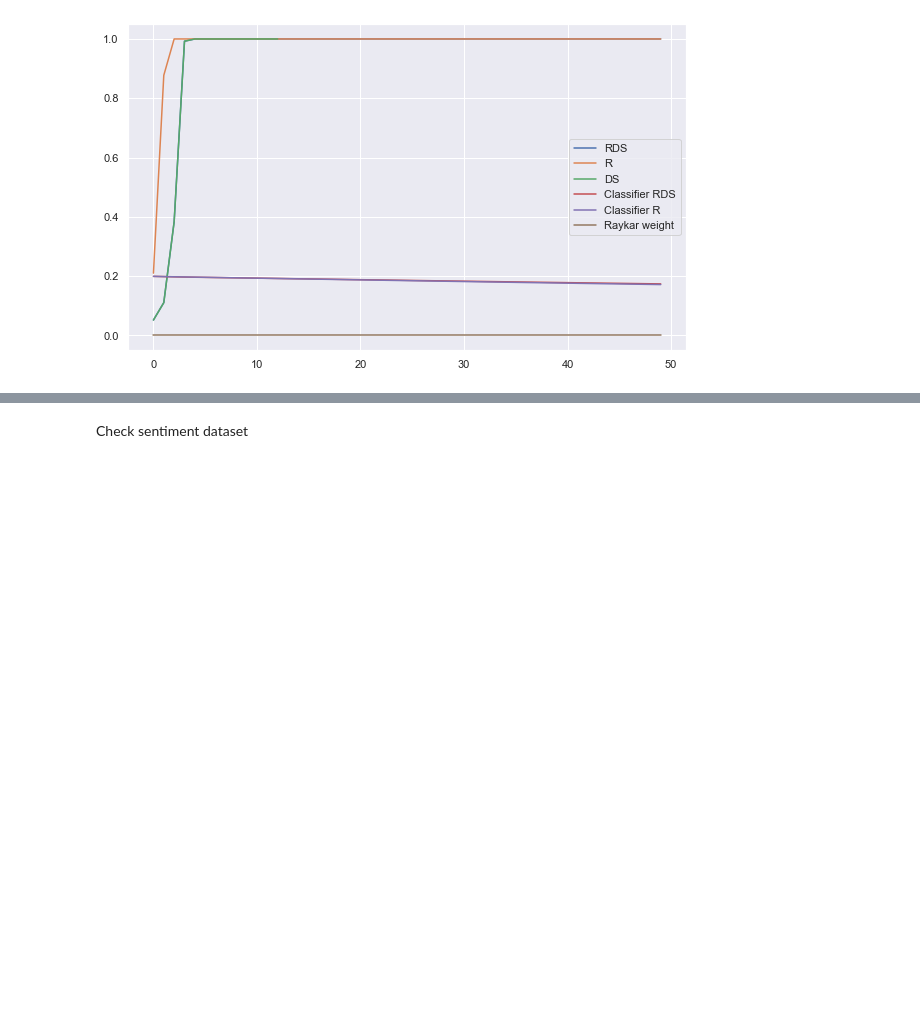
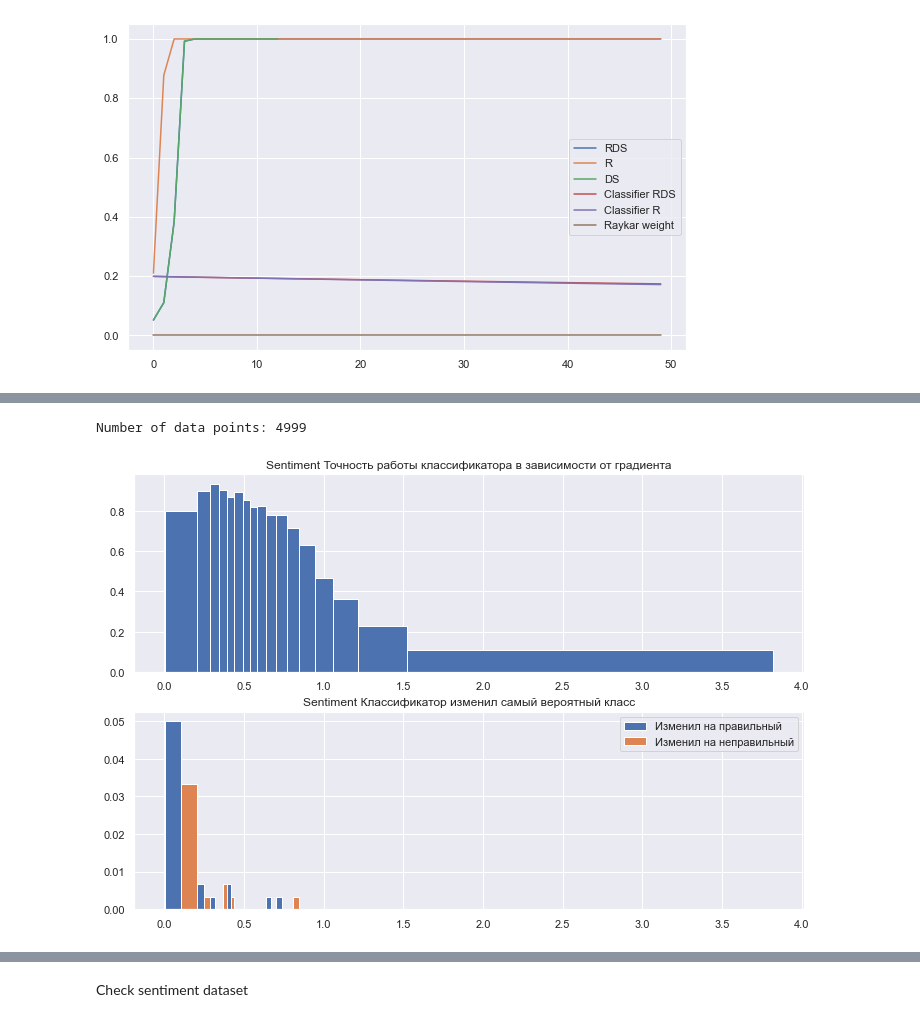
Before and after one commit to AndreySmirdin/CrowdInference, a Jupyter notebook: Benchmark.ipynb, the cells around one changed output, grey strips where cells are left out. Drawn from its saved outputs; the diff is of its cells as text; code cells hidden in the pictures; blank space fills up the shorter version.

```diff
--- a/Benchmark.ipynb
+++ b/Benchmark.ipynb
@@ -440,4 +455,7 @@ Label accuracy is 0.9147829565913183
 [figure]
 # %%
-buckets, confidences = build_grad_hist(sentiment_data, sentiment_methods, sentiment_points, 'Sentiment', 300)
+buckets, confidences, wrong, correct = build_grad_hist(sentiment_data, sentiment_methods, sentiment_points, 'Sentiment', 300)
 condidence_sentiment = get_confidence(buckets[0], confidences[0])
+# %% [output]
+Number of data points: 4999
+[figure, added]
```
Also changed, not shown: parts of 15 cells of this notebook, 5 other files.
